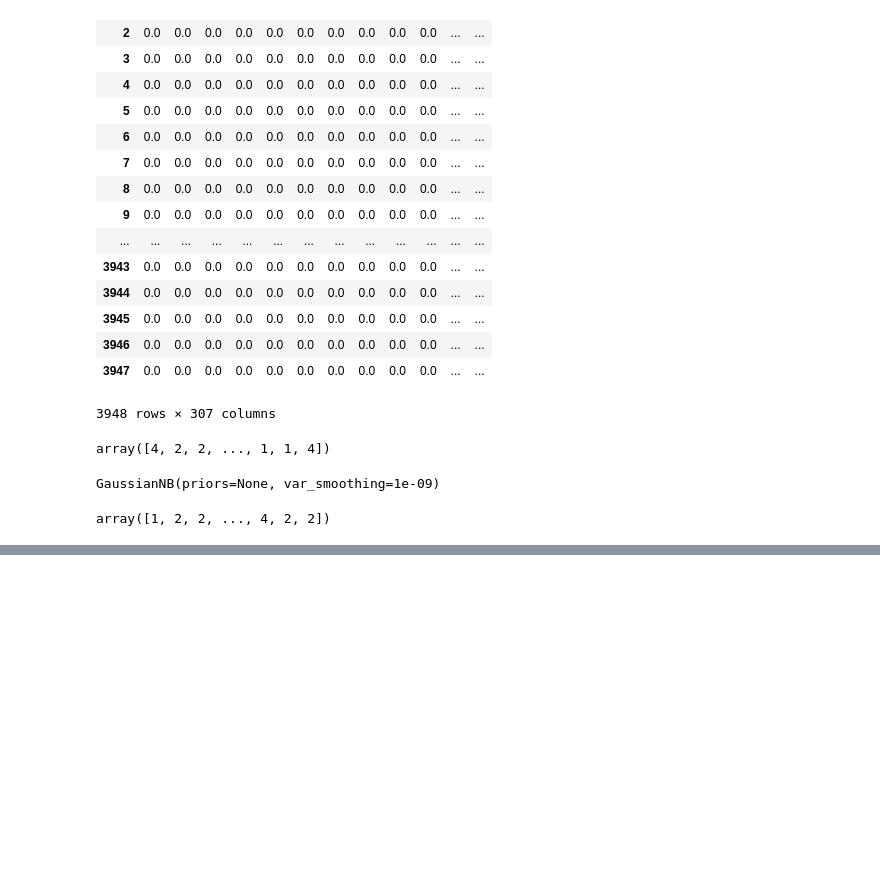
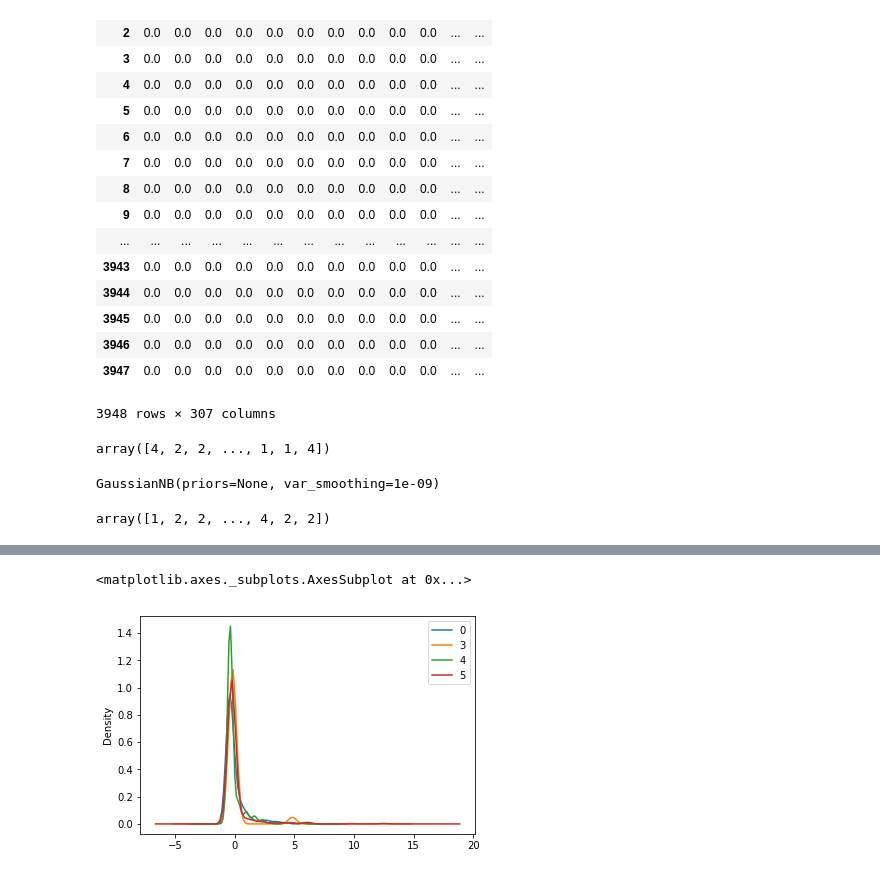
Before and after one commit to SolbiatiAlessandro/kaggle-pets, a Jupyter notebook: models/NAIVE_BAYES/exploratory-analysis.ipynb, the cells around one changed output, grey strips where cells are left out. Cells and saved outputs as stored; diff of their text form; code cells hidden in the pictures; blank space fills up the shorter version.

```diff
--- a/models/NAIVE_BAYES/exploratory-analysis.ipynb
+++ b/models/NAIVE_BAYES/exploratory-analysis.ipynb
@@ -395,0 +236,5 @@ Sat Mar  2 00:29:34 2019 [validation_model_no_categorical_type.validation] finis
+# %%
+scaled.drop([1,2],axis=1)[train.AdoptionSpeed == 0].plot.kde(ind=100)
+# %% [output]
+<matplotlib.axes._subplots.AxesSubplot at 0x...>
+[figure, added]
```
Also changed, not shown: parts of 38 cells of this notebook, 2 other files.
